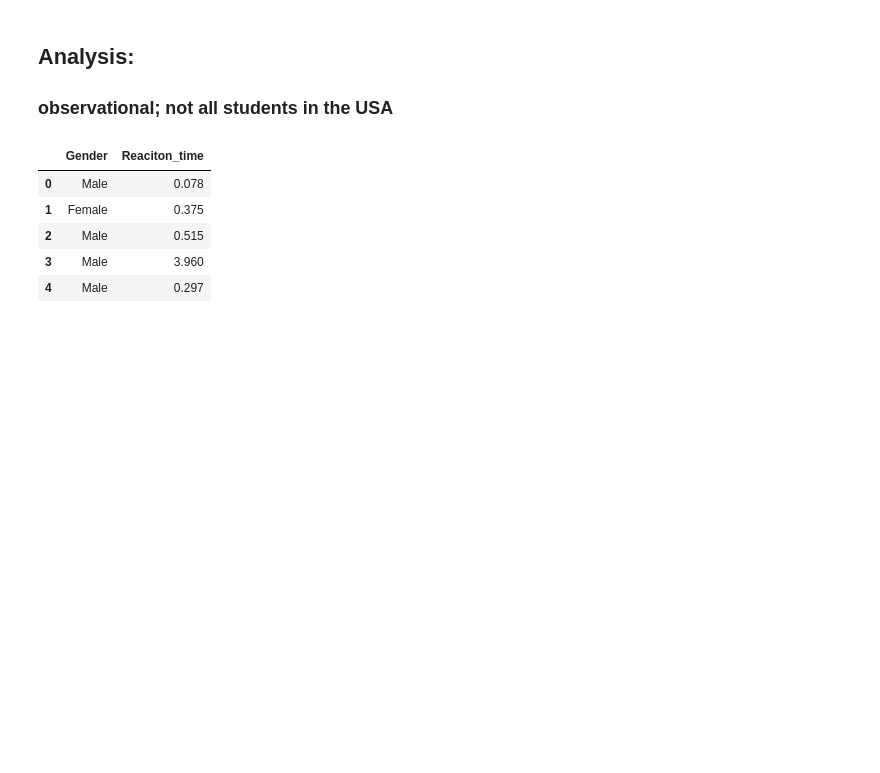
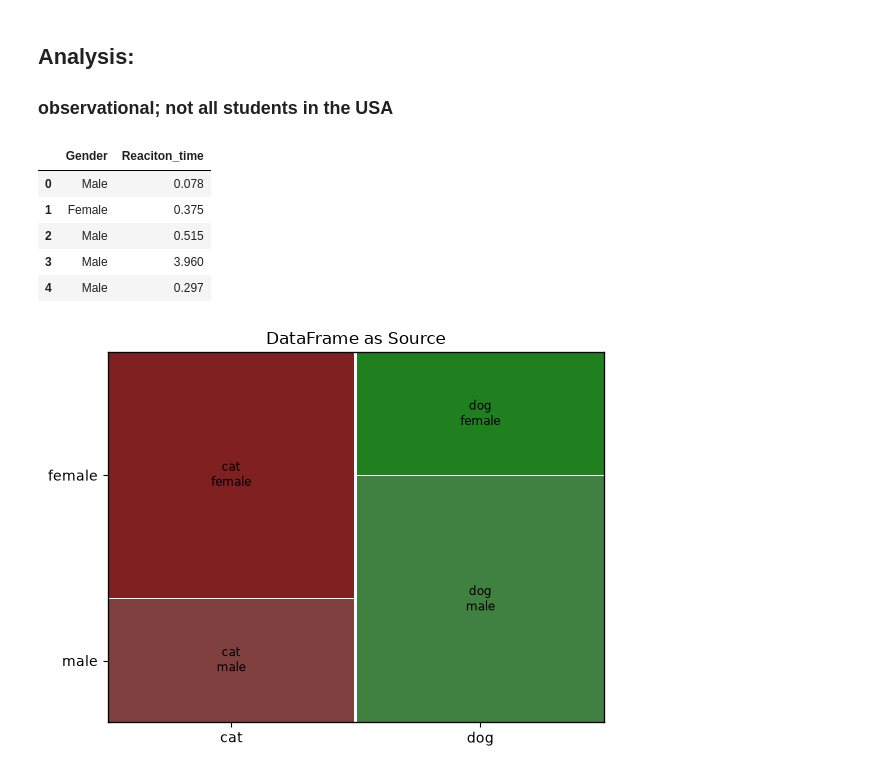
Before and after one commit to DanteSGarrett/AI, a Jupyter notebook: Semester1/Unit1/Teenagers/Teenagers.ipynb, the cells around one changed output. Saved outputs shown, nothing was run; the diff lists cells and outputs as text; code cells hidden in the pictures; blank space fills up the shorter version.

```diff
--- a/Semester1/Unit1/Teenagers/Teenagers.ipynb
+++ b/Semester1/Unit1/Teenagers/Teenagers.ipynb
@@ -50,4 +53,12 @@ data2.head(5)
 | 2 | Male | 0.515 |
 | 3 | Male | 3.960 |
 | 4 | Male | 0.297 |
+# %%
+gender = ['male', 'male', 'male', 'female', 'female', 'female']
+pet = ['cat', 'dog', 'dog', 'cat', 'dog', 'cat']
+data = pd.DataFrame({'gender': gender, 'pet': pet})
+mosaic(data, ['pet', 'gender'], title='DataFrame as Source')
+matplotlib.pyplot.show()
+# %% [output]
+[figure, added]
 # %%
```
Also changed, not shown: parts of 2 cells of this notebook.
